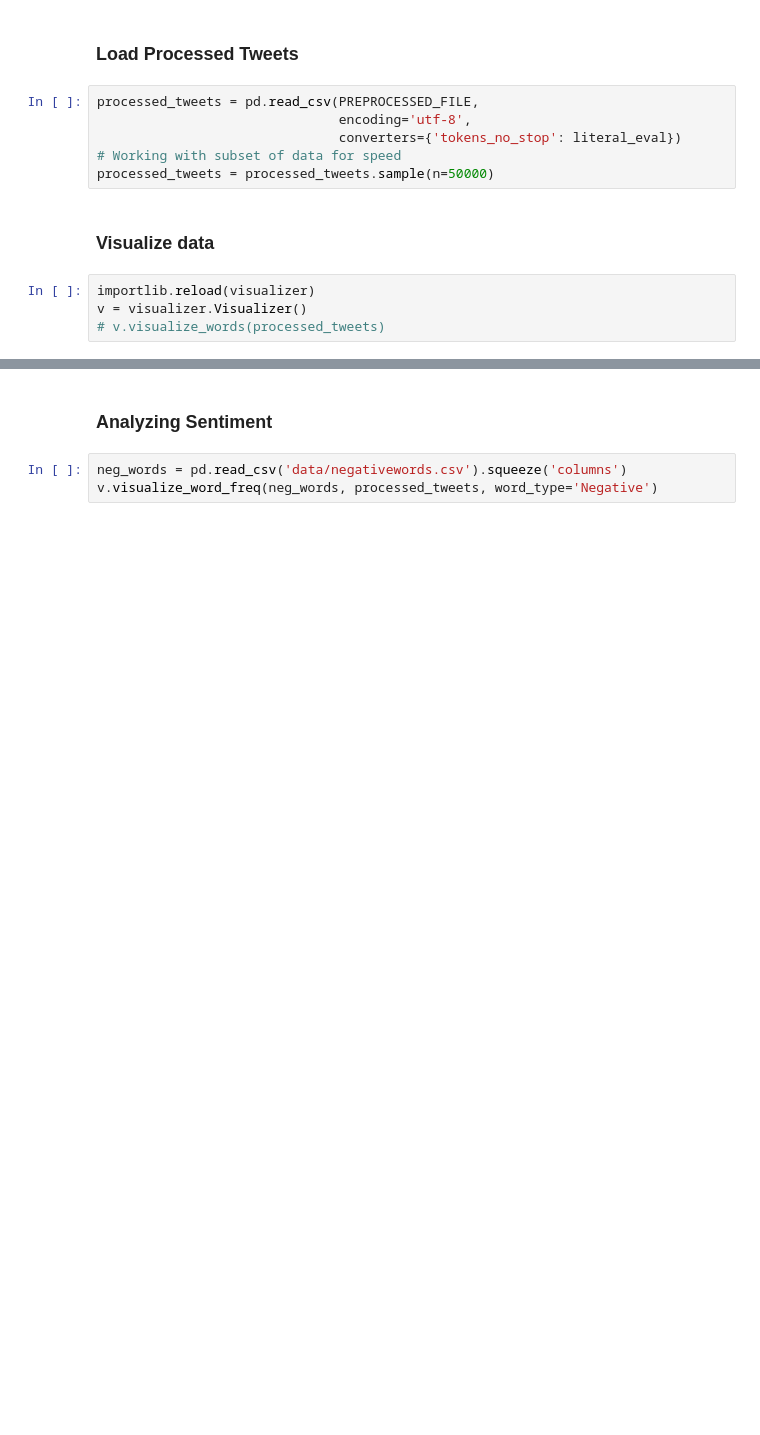
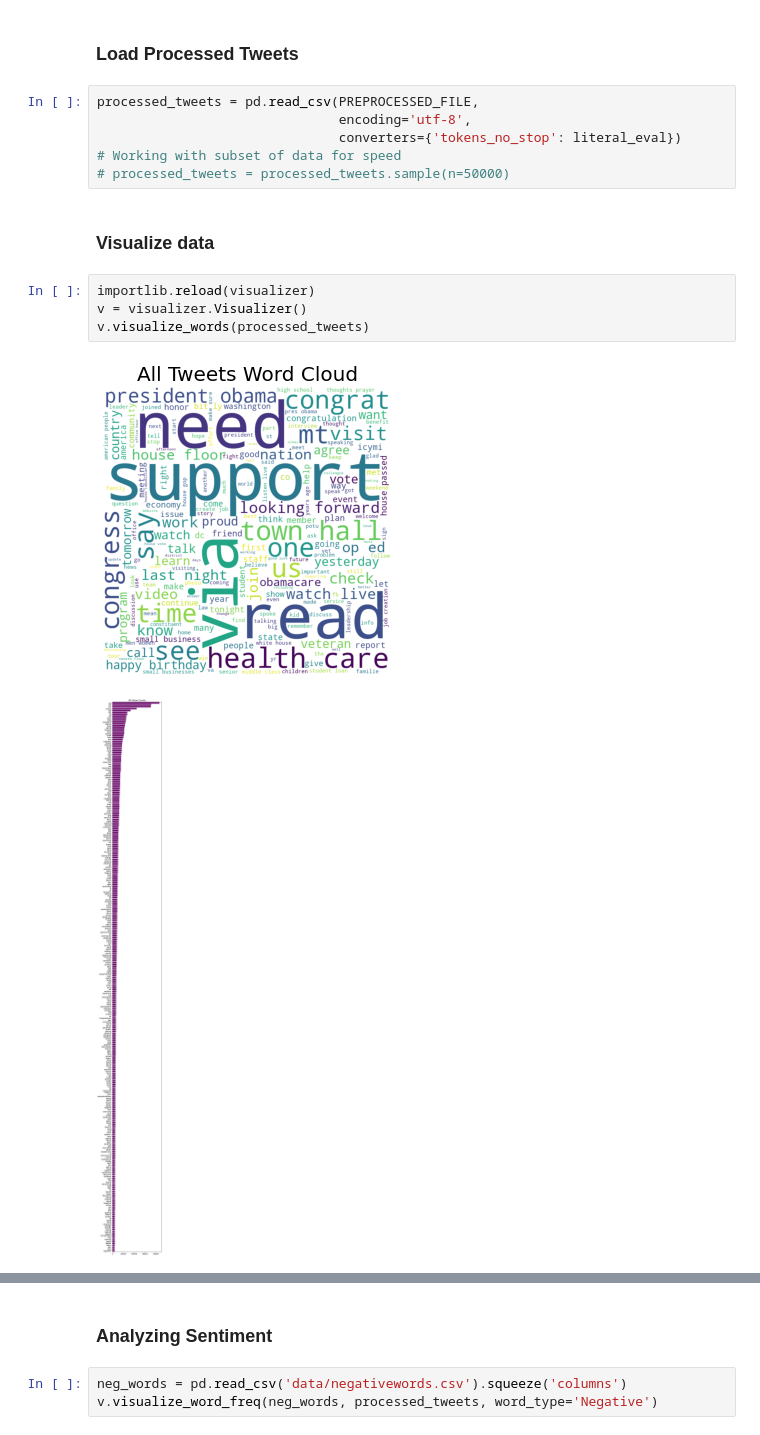
Before and after one commit to ShaanGondalia/PartyChecker, a Jupyter notebook: main.ipynb, the cells around one changed output, grey strips where cells are left out. Cells and saved outputs as stored; diff of their text form; blank space fills up the shorter version.

```diff
--- a/main.ipynb
+++ b/main.ipynb
@@ -23,10 +37,13 @@ processed_tweets = pd.read_csv(PREPROCESSED_FILE,
                                encoding='utf-8',
                                converters={'tokens_no_stop': literal_eval})
 # Working with subset of data for speed
-processed_tweets = processed_tweets.sample(n=50000)
+# processed_tweets = processed_tweets.sample(n=50000)
 # %% [markdown]
 ### Visualize data
 # %%
 importlib.reload(visualizer)
 v = visualizer.Visualizer()
-# v.visualize_words(processed_tweets)
+v.visualize_words(processed_tweets)
+# %% [output]
+[figure, added]
+[figure, added]
```
Also changed, not shown: parts of 6 cells of this notebook, 1 other file.
